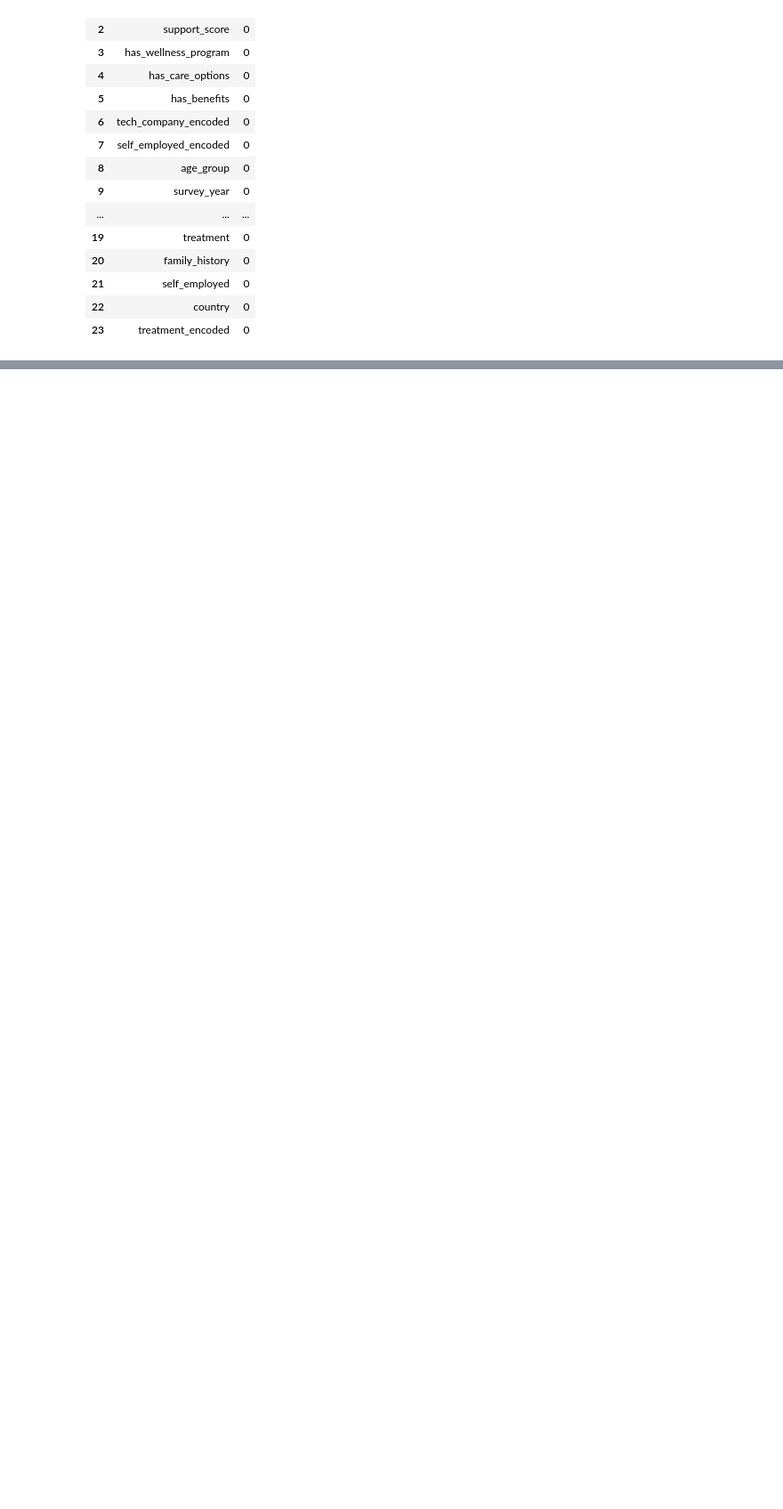
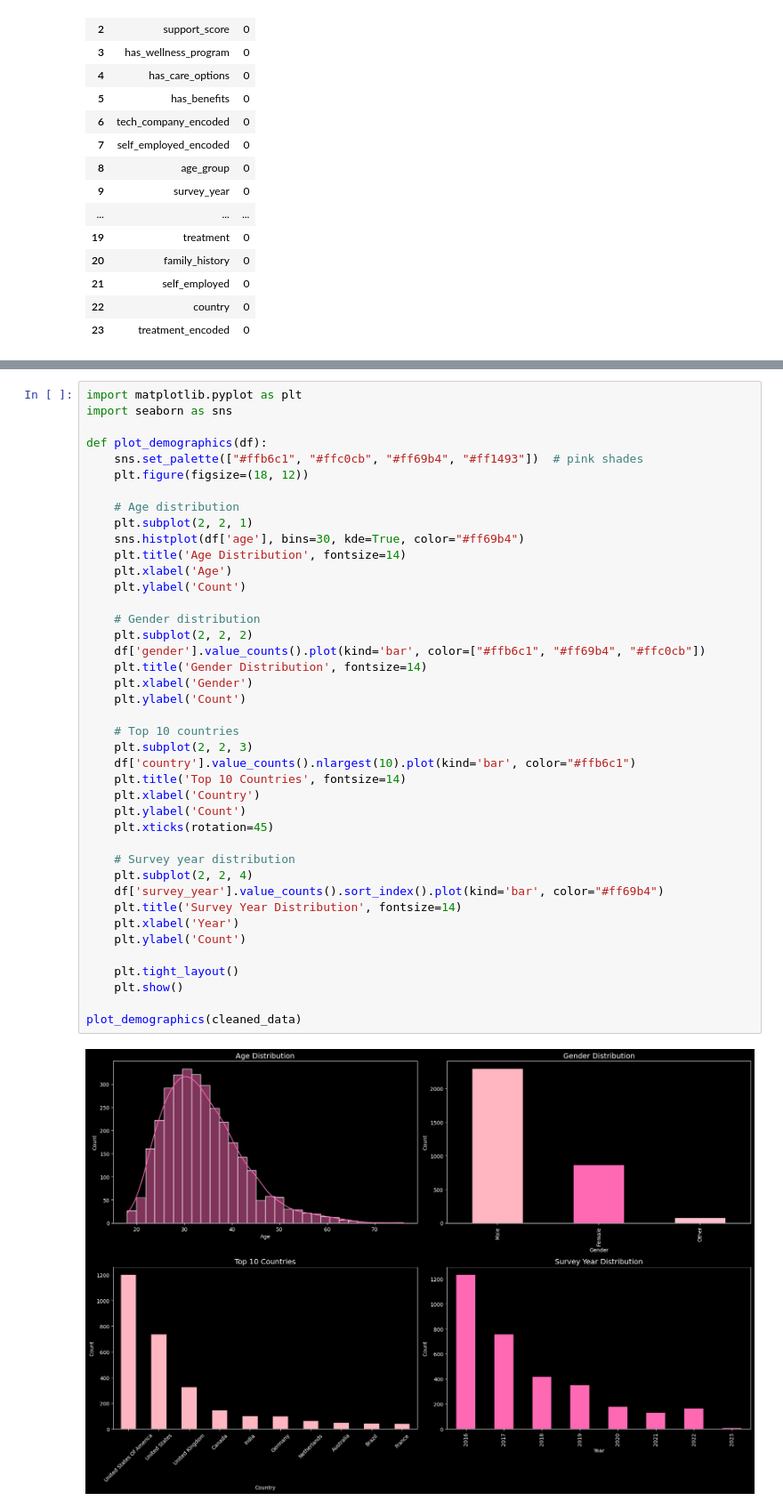
Before and after one commit to surajadkhari/Student-Mental-Health-Risk-Prediction, a Jupyter notebook: code.ipynb, the cells around one changed output, grey strips where cells are left out. Shown: that part at 89% size. Cells and saved outputs as stored; diff of their text form; blank space fills up the shorter version.

```diff
--- a/code.ipynb
+++ b/code.ipynb
@@ -774,0 +803,43 @@ cleaned_data.isna().sum().sort_values(ascending=False).reset_index()
+# %%
+import matplotlib.pyplot as plt
+import seaborn as sns
+
+def plot_demographics(df):
+    sns.set_palette(["#ffb6c1", "#ffc0cb", "#ff69b4", "#ff1493"])  # pink shades
+    plt.figure(figsize=(18, 12))
+
+    # Age distribution
+    plt.subplot(2, 2, 1)
+    sns.histplot(df['age'], bins=30, kde=True, color="#ff69b4")
+    plt.title('Age Distribution', fontsize=14)
+    plt.xlabel('Age')
+    plt.ylabel('Count')
+
+    # Gender distribution
+    plt.subplot(2, 2, 2)
+    df['gender'].value_counts().plot(kind='bar', color=["#ffb6c1", "#ff69b4", "#ffc0cb"])
+    plt.title('Gender Distribution', fontsize=14)
+    plt.xlabel('Gender')
+    plt.ylabel('Count')
+
+    # Top 10 countries
+    plt.subplot(2, 2, 3)
+    df['country'].value_counts().nlargest(10).plot(kind='bar', color="#ffb6c1")
+    plt.title('Top 10 Countries', fontsize=14)
+    plt.xlabel('Country')
+    plt.ylabel('Count')
+    plt.xticks(rotation=45)
+
+    # Survey year distribution
+    plt.subplot(2, 2, 4)
+    df['survey_year'].value_counts().sort_index().plot(kind='bar', color="#ff69b4")
+    plt.title('Survey Year Distribution', fontsize=14)
+    plt.xlabel('Year')
+    plt.ylabel('Count')
+
+    plt.tight_layout()
+    plt.show()
+
+plot_demographics(cleaned_data)
+# %% [output]
+[figure, added]
```
Also changed, not shown: parts of 2 cells of this notebook.
